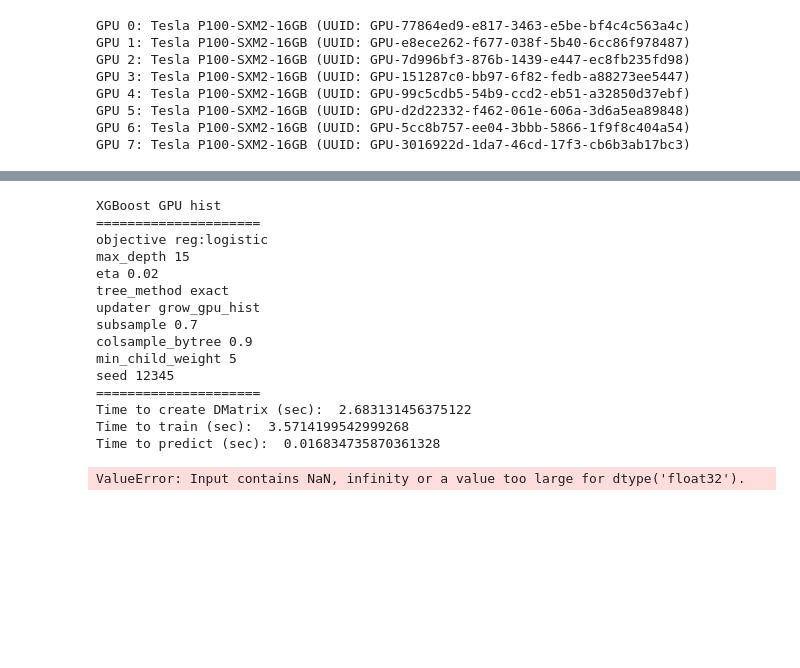
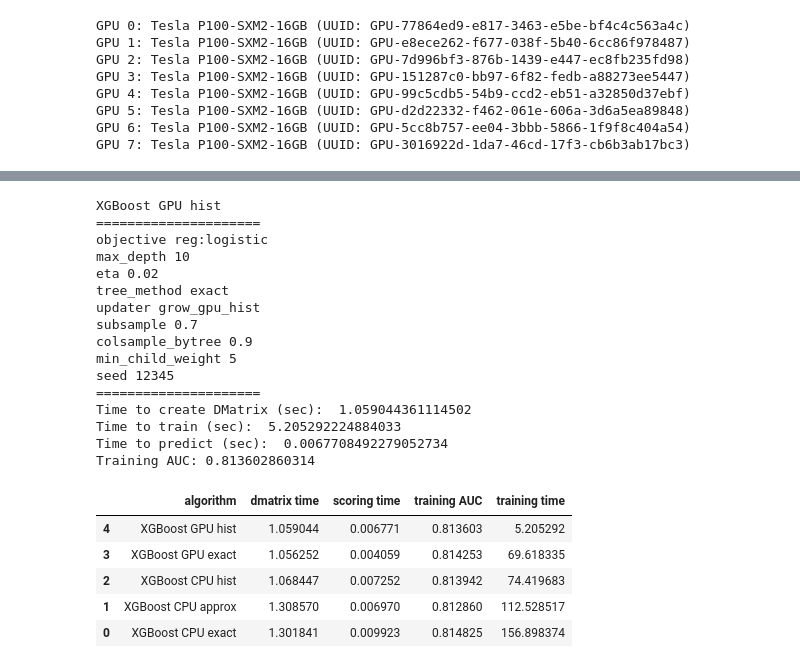
Before and after one commit to h2oai/perf, a Jupyter notebook: xgboost/GPUXGBoost.ipynb, the cells around one changed output, grey strips where cells are left out. Cells and saved outputs as stored; diff of their text form; code cells hidden in the pictures; blank space fills up the shorter version.

```diff
--- a/xgboost/GPUXGBoost.ipynb
+++ b/xgboost/GPUXGBoost.ipynb
@@ -280,7 +247,7 @@ AUC: 0.733457187905
 # %%
 param = {
     "objective":('reg:logistic' if num_class>1 else 'reg:linear')
-    , "max_depth":15
+    , "max_depth":max_depth
     , "eta":learn_rate
     , "tree_method":"exact"
     , "updater":"grow_gpu_hist"
@@ -294,7 +261,7 @@ runXGBoost(param)
 XGBoost GPU hist
 =====================
 objective reg:logistic
-max_depth 15
+max_depth 10
 eta 0.02
 tree_method exact
 updater grow_gpu_hist
@@ -303,16 +270,23 @@ colsample_bytree 0.9
 min_child_weight 5
 seed 12345
 =====================
-Time to create DMatrix (sec):  2.683131456375122
-Time to train (sec):  3.5714199542999268
-Time to predict (sec):  0.016834735870361328
+Time to create DMatrix (sec):  1.059044361114502
+Time to train (sec):  5.205292224884033
+Time to predict (sec):  0.0067708492279052734
+Training AUC: 0.813602860314
-ValueError: Input contains NaN, infinity or a value too large for dtype('float32').
 # %%
 data = pd.DataFrame({'algorithm'  :plot_labels,
                      'dmatrix time':dmatrix_times,
                      'training time':train_times,
                      'scoring time':score_times,
-                     'validation AUC' :valid_aucs}).sort_values(by="training time")
+                     'training AUC' :valid_aucs}).sort_values(by="training time")
 data
+# %% [output]
+|  | algorithm | dmatrix time | scoring time | training AUC | training time |
+| 4 | XGBoost GPU hist | 1.059044 | 0.006771 | 0.813603 | 5.205292 |
+| 3 | XGBoost GPU exact | 1.056252 | 0.004059 | 0.814253 | 69.618335 |
+| 2 | XGBoost CPU hist | 1.068447 | 0.007252 | 0.813942 | 74.419683 |
+| 1 | XGBoost CPU approx | 1.308570 | 0.006970 | 0.812860 | 112.528517 |
+| 0 | XGBoost CPU exact | 1.301841 | 0.009923 | 0.814825 | 156.898374 |
 # %%
 data.plot(label="training time",kind='barh',x='algorithm',y='training time')
```
Also changed, not shown: parts of 16 cells of this notebook, 1 other file.
